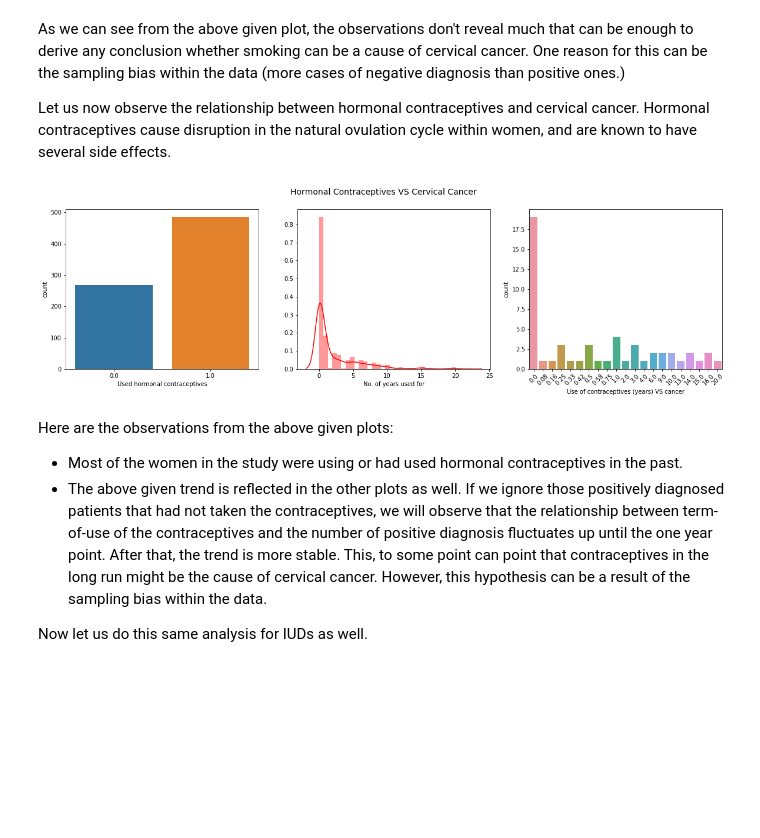
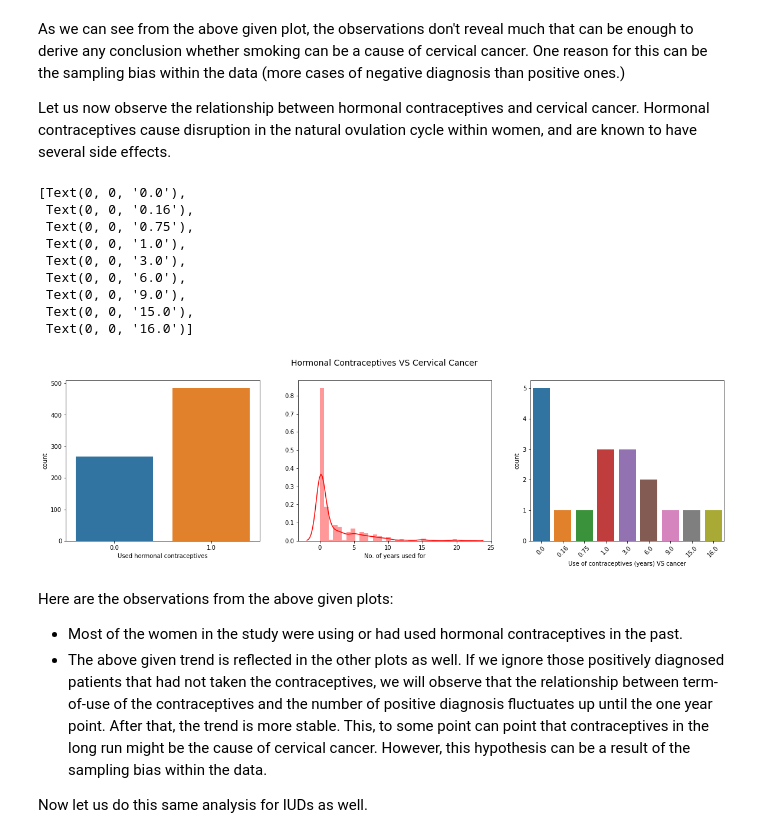
Before and after one commit to GDGCVITBHOPAL/Machine-Learning-Projects, a Jupyter notebook: Cervical-Cancer-Risk/cervicalCancer-ML.ipynb, the cells around one changed output. Drawn from its saved outputs; the diff is of its cells as text; code cells hidden in the pictures; blank space fills up the shorter version.

```diff
--- a/Cervical-Cancer-Risk/cervicalCancer-ML.ipynb
+++ b/Cervical-Cancer-Risk/cervicalCancer-ML.ipynb
@@ -55,8 +71,10 @@ memory usage: 241.4 KB
+# %%
+data_sel = data[['Number of sexual partners', 'First sexual intercourse', 'Smokes', 'Smokes (years)', 'Hormonal Contraceptives', 'Hormonal Contraceptives (years)', 'IUD', 'IUD (years)', 'STDs', 'STDs (number)', 'STDs:HPV', 'STDs: Number of diagnosis', 'STDs: Time since first diagnosis', 'STDs: Time since last diagnosis', 'Dx:HPV']]
 # %% [markdown]
 As per resources like MayoClinic and WebMD, the STD HPV plays a key role in bringing about the DNA mutation that might end up turning the cervical tissues cancerous. Hence, we will drop all the rows for which the STDs:HPV value is a null value (NaN).
 # %%
 # drop rows where STDs:HPV == NaN
-data_cleaned = data[data['STDs:HPV'].notna()]
+data_cleaned = data_sel[data_sel['STDs:HPV'].notna()]
 # %% [markdown]
 Now, let us drop the columns '__STDs: Time since first diagnosis__' and '__STDs: Time since last diagnosis__' since most values in these columns are null values.
 # %%
@@ -153,4 +166,0 @@ __CHALLENGE:__ You can work on your own version of this project with any other t
-# %%
-# dropping unnecessary columns
-data_cleaned.drop(columns=['STDs: Number of diagnosis', 'Dx:Cancer', 'Dx:CIN', 'Dx:HPV', 'Dx', 'Hinselmann', 'Schiller', 'Citology'], inplace=True)
-data_cleaned.head()
@@ -229,19 +236,27 @@ Let us now observe the relationship between hormonal contraceptives and cervical
 # %%
 fig, ax = plt.subplots(1, 3, figsize=(20, 5))
 fig.suptitle('Hormonal Contraceptives VS Cervical Cancer', fontsize=14)
 # plot 1
 sns.countplot(data_cleaned['Hormonal Contraceptives'], ax=ax[0])
 ax[0].set_xlabel('Used hormonal contraceptives')
 # plot 2
 sns.distplot(data_cleaned['Hormonal Contraceptives (years)'], color='red', ax=ax[1])
 ax[1].set_xlabel('No. of years used for')
 # plot 3
-sns.countplot(data_cleaned['Hormonal Contraceptives (years)'][data_cleaned['Biopsy']==1])
+sns.countplot(data_cleaned['Hormonal Contraceptives (years)'][data_cleaned['Dx:HPV']==1])
 ax[2].set_xlabel('Use of contraceptives (years) VS cancer')
 ax[2].set_xticklabels(ax[2].get_xticklabels(), rotation=45)
-fig.show()
 # %% [output]
+[Text(0, 0, '0.0'),
+ Text(0, 0, '0.16'),
+ Text(0, 0, '0.75'),
+ Text(0, 0, '1.0'),
+ Text(0, 0, '3.0'),
+ Text(0, 0, '6.0'),
+ Text(0, 0, '9.0'),
+ Text(0, 0, '15.0'),
+ Text(0, 0, '16.0')]
-[figure, old version]
+[figure, new version]
 # %% [markdown]
 Here are the observations from the above given plots:
 * Most of the women in the study were using or had used hormonal contraceptives in the past.
```
Also changed, not shown: parts of 50 cells of this notebook.
